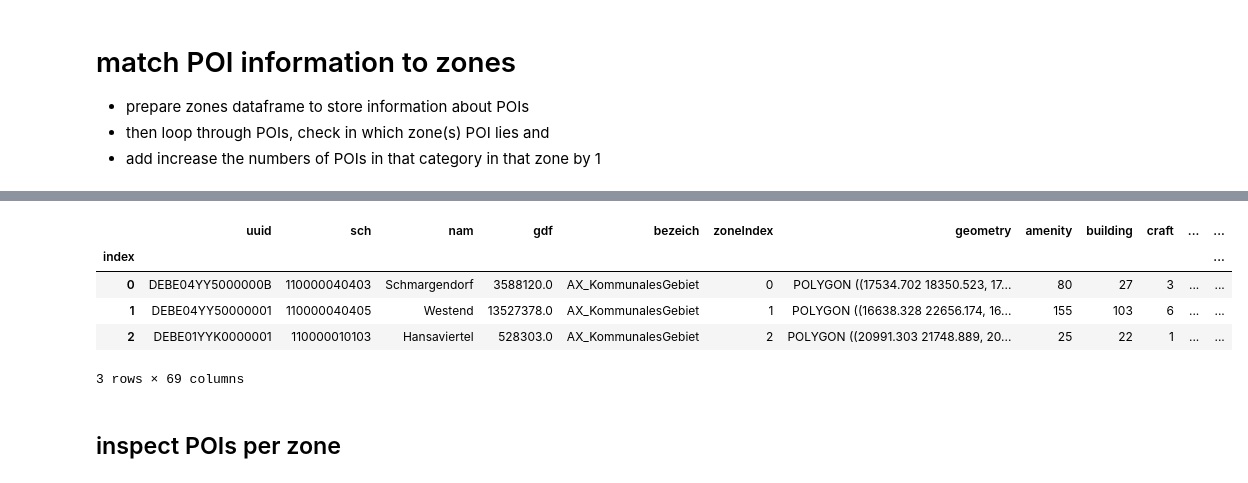
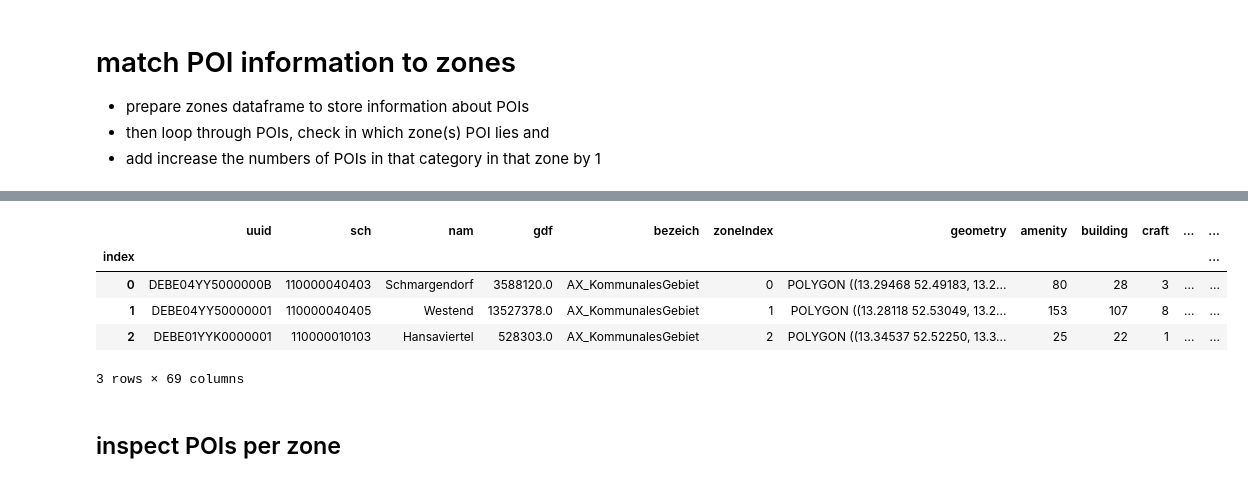
Before and after one commit to maximylius/quetzal_berlin, a Jupyter notebook: notebooks/best_version/102_OSM_POIs.ipynb, the cells around one changed output, grey strips where cells are left out. Cells and saved outputs as stored; diff of their text form; code cells hidden in the pictures.

```diff
--- a/notebooks/best_version/102_OSM_POIs.ipynb
+++ b/notebooks/best_version/102_OSM_POIs.ipynb
@@ -32,8 +35,8 @@ warnings.filterwarnings('ignore')
 # import helper functions
 %run -i helperFunctions.py
 # %%
-model_path = '../model/'
-input_path = '../input/'
+model_path = './../../model/'
+input_path = './../../input/'
 # %% [markdown]
 # Number of POIs from OSM data
 # %% [markdown]
@@ -42,6 +45,7 @@ For trying out querys and their results, use https://overpass-turbo.eu/ (althoug
 
 For documentation of OpenStreetMap data, see OSM Wiki: https://wiki.openstreetmap.org/.
 # %%
+crs_code = 4326
 sm = stepmodel.read_json(model_path + 'ber_zones')
 # %%
 sm.zones = gpd.GeoDataFrame(sm.zones)
@@ -195,23 +187,25 @@ for keyOrValue in (poiKeys + poiVals):
     sm.zones[keyOrValue] = 0
 #
 
+zones = sm.zones
 
 for poiIndex, poiRow in pois.iterrows():
     poiGeom = poiRow.geometry
+
     # if poi geom type is point only look for single intersection
-    if(type(poiGeom) == 'Point'):
+    if type(poiGeom) == Point:
         zoneIndex = 0
         # test for each zone whether the amenity lies within.
         # if so assign amenity to the zone
-        while not poiGeom.intersects(zones.iloc[zoneIndex].geometry):
+        while not poiGeom.within(sm.zones.geometry.iloc[zoneIndex]):
             zoneIndex += 1
-            if(zoneIndex > max(zones["zoneIndex"])):
+            if(zoneIndex > len(sm.zones)-1):
                 zoneIndex = -1
                 break
-        if(zoneIndex >= 0):
+        if zoneIndex >= 0:
             sm.zones.at[zoneIndex, poiRow['key']] += 1
             # necessary as values for craft will not be stored explicitly in sm.zones
-            if(poiRow['value'] in sm.zones.columns):
+            if poiRow['value'] in sm.zones.columns:
                 sm.zones.at[zoneIndex, poiRow['value']] += 1
     # else (poi is polygon) look for multiple intersections with zones
     else:
@@ -232,8 +226,8 @@ sm.zones.head(3)
 |  | uuid | sch | nam | gdf | bezeich | zoneIndex | geometry | amenity | building | craft | ... | ... |
 | index |  |  |  |  |  |  |  |  |  |  |  | ... |
-| 0 | DEBE04YY5000000B | 110000040403 | Schmargendorf | 3588120.0 | AX_KommunalesGebiet | 0 | POLYGON ((17534.702 18350.523, 17... | 80 | 27 | 3 | ... | ... |
-| 1 | DEBE04YY50000001 | 110000040405 | Westend | 13527378.0 | AX_KommunalesGebiet | 1 | POLYGON ((16638.328 22656.174, 16... | 155 | 103 | 6 | ... | ... |
-| 2 | DEBE01YYK0000001 | 110000010103 | Hansaviertel | 528303.0 | AX_KommunalesGebiet | 2 | POLYGON ((20991.303 21748.889, 20... | 25 | 22 | 1 | ... | ... |
+| 0 | DEBE04YY5000000B | 110000040403 | Schmargendorf | 3588120.0 | AX_KommunalesGebiet | 0 | POLYGON ((13.29468 52.49183, 13.2... | 80 | 28 | 3 | ... | ... |
+| 1 | DEBE04YY50000001 | 110000040405 | Westend | 13527378.0 | AX_KommunalesGebiet | 1 | POLYGON ((13.28118 52.53049, 13.2... | 153 | 107 | 8 | ... | ... |
+| 2 | DEBE01YYK0000001 | 110000010103 | Hansaviertel | 528303.0 | AX_KommunalesGebiet | 2 | POLYGON ((13.34537 52.52250, 13.3... | 25 | 22 | 1 | ... | ... |
 3 rows × 69 columns
 # %% [markdown]
 ## inspect POIs per zone
```
Also changed, not shown: parts of 14 cells of this notebook, 3 other files.
